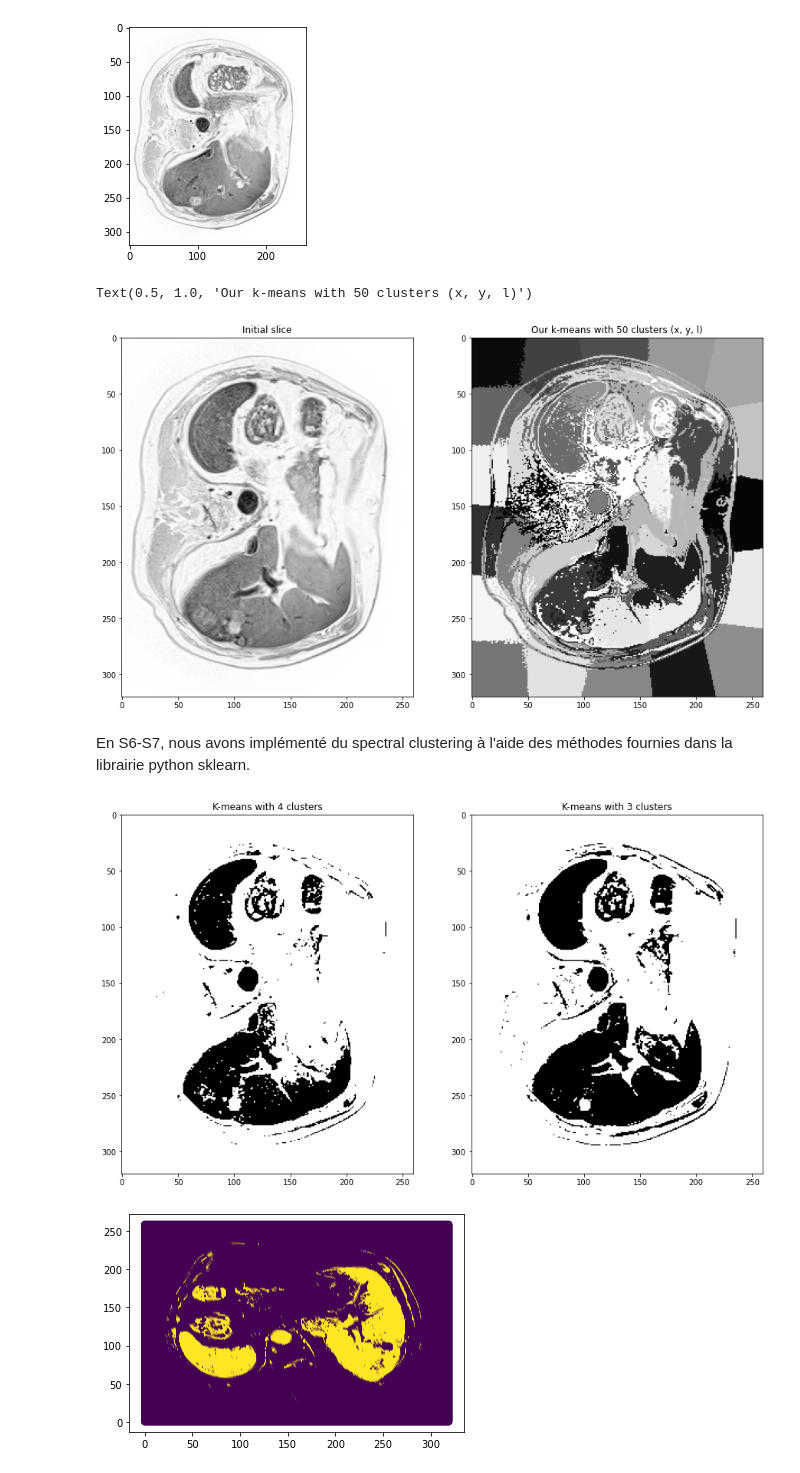
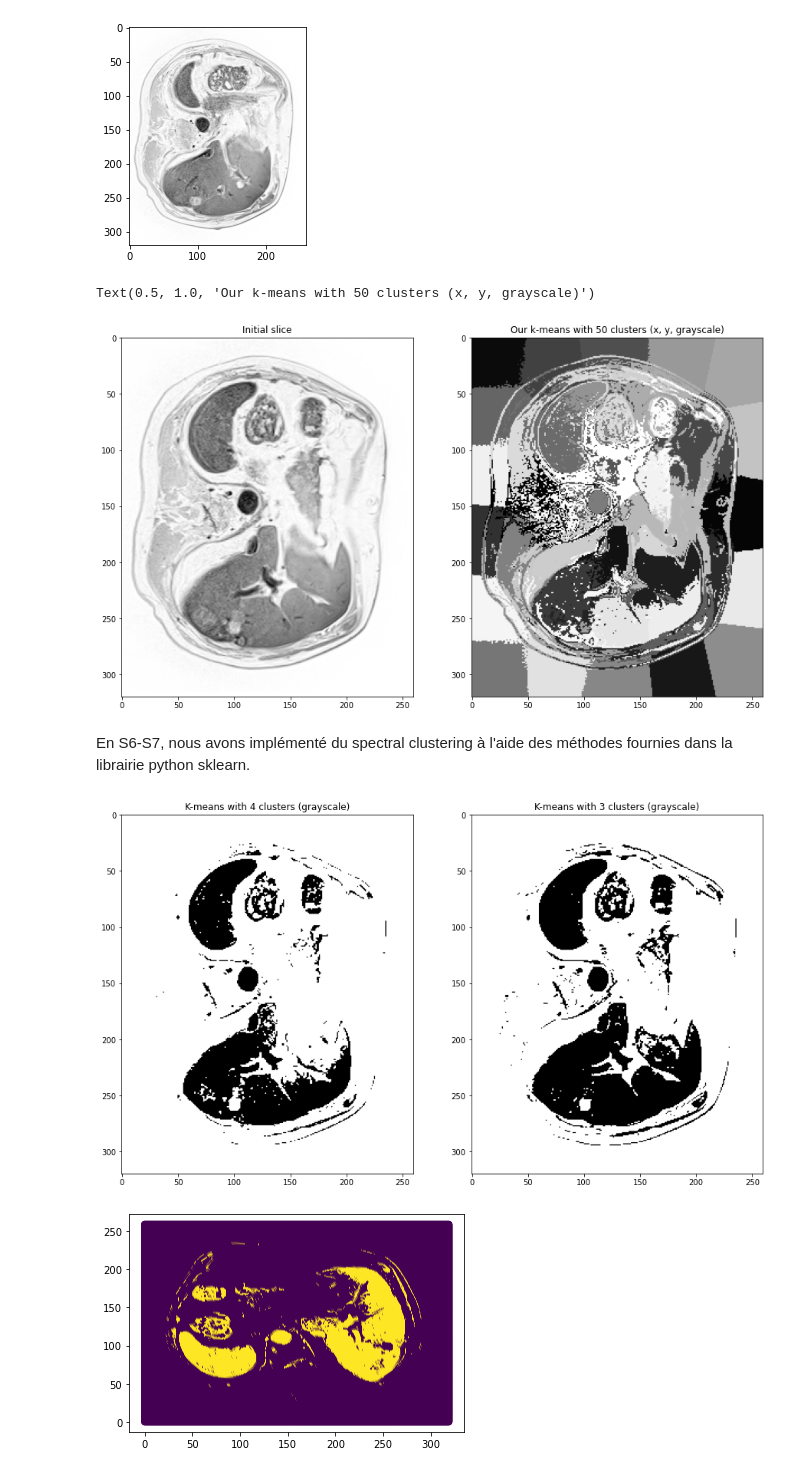
Before and after one commit to defrenned3238/WSBIM2243, a Jupyter notebook: WSBIM2243.ipynb, the cells around one changed output. Saved outputs shown, nothing was run; the diff lists cells and outputs as text; code cells hidden in the pictures.

```diff
--- a/WSBIM2243.ipynb
+++ b/WSBIM2243.ipynb
@@ -347,42 +347,42 @@ plt.imshow(data[:, :, 42], cmap='Greys')
 plt.title("Initial slice")
 plt.subplot(1, 2, 2)
 plt.imshow(imageOut, cmap='Greys')
-plt.title("Our k-means with 50 clusters (x, y, l)")
+plt.title("Our k-means with 50 clusters (x, y, grayscale)")
 # %% [output]
-Text(0.5, 1.0, 'Our k-means with 50 clusters (x, y, l)')
+Text(0.5, 1.0, 'Our k-means with 50 clusters (x, y, grayscale)')
-[figure, old version]
+[figure, new version]
 # %% [markdown]
 En S6-S7, nous avons implémenté du spectral clustering à l'aide des méthodes fournies dans la librairie python sklearn.
 # %%
 x = newData#data par slice
 newData2 = NewListing2D(data, 42)
 kmeans1 = KMeans(n_clusters=4).fit(x)
 kmeans2 = KMeans(n_clusters=3).fit(x)
 y_kmeans = kmeans1.predict(x)
 y_kmeans2 = kmeans2.predict(x)
 good_kernel = y_kmeans[100*300+ 250] # TO BE ADAPTED MAYBE
 good_kernel2 = y_kmeans2[100*300+ 250] # TO BE ADAPTED MAYBE
 y_bw = (y_kmeans == good_kernel)
 y_bw2 = (y_kmeans2 == good_kernel2)
 imageOut2 = np.zeros((data.shape[0], data.shape[1]))
 imageOut22 = np.zeros((data.shape[0], data.shape[1]))
 for i in range(data.shape[0]):
     for j in range(data.shape[1]):
         imageOut2[i, j] = y_bw[j + data.shape[1]*i]
         imageOut22[i, j] = y_bw2[j + data.shape[1]*i]
 
 plt.figure(figsize=(15,10))
 plt.subplot(1, 2, 1)
 plt.imshow(imageOut2, cmap='Greys')
-plt.title("K-means with 4 clusters ")
+plt.title("K-means with 4 clusters (grayscale)")
 plt.subplot(1, 2, 2)
 plt.imshow(imageOut22, cmap='Greys')
-plt.title("K-means with 3 clusters")
+plt.title("K-means with 3 clusters (grayscale)")
 plt.show()
 #plt.imshow(imageOut22 - imageOut2, cmap='Greys')
 #plt.show()
 # %% [output]
-[figure, old version]
+[figure, new version]
 # %%
 # plot
 plt.scatter(newData2[:, 0], newData2[:, 1], c=y_bw) #TO BE ADAPTED
```
